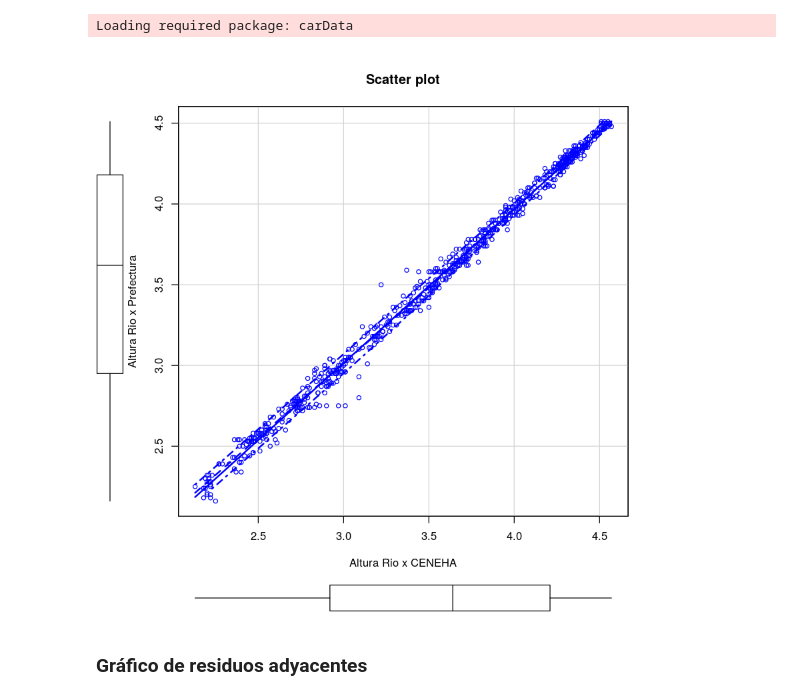
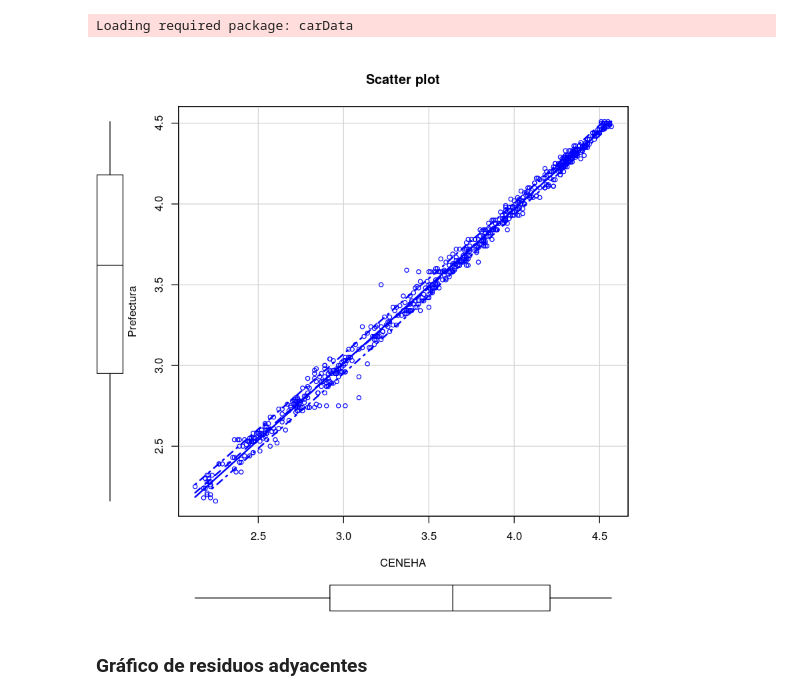
Before and after one commit to emilopez/intro-R, a Jupyter notebook: tp-final/Análisis Sensores.ipynb, the cells around one changed output. Saved outputs shown, nothing was run; the diff lists cells and outputs as text; code cells hidden in the pictures.

```diff
--- a/tp-final/Análisis Sensores.ipynb
+++ b/tp-final/Análisis Sensores.ipynb
@@ -70,9 +136,9 @@ library(car)
 # %% [output]
 Loading required package: carData
 # %%
-scatterplot(AlturaPrefectura ~ AlturaCeneha, data=datosRio, xlab="Altura Rio x CENEHA", ylab="Altura Rio x Prefectura", main="Scatter plot")
+scatterplot(AlturaPrefectura ~ AlturaCeneha, data=datosRio, xlab="CENEHA", ylab="Prefectura", main="Scatter plot")
 # %% [output]
-[figure, old version]
+[figure, new version]
 # %% [markdown]
 ### Gráfico de residuos adyacentes
 # %%
```
Also changed, not shown: parts of 11 cells of this notebook.
